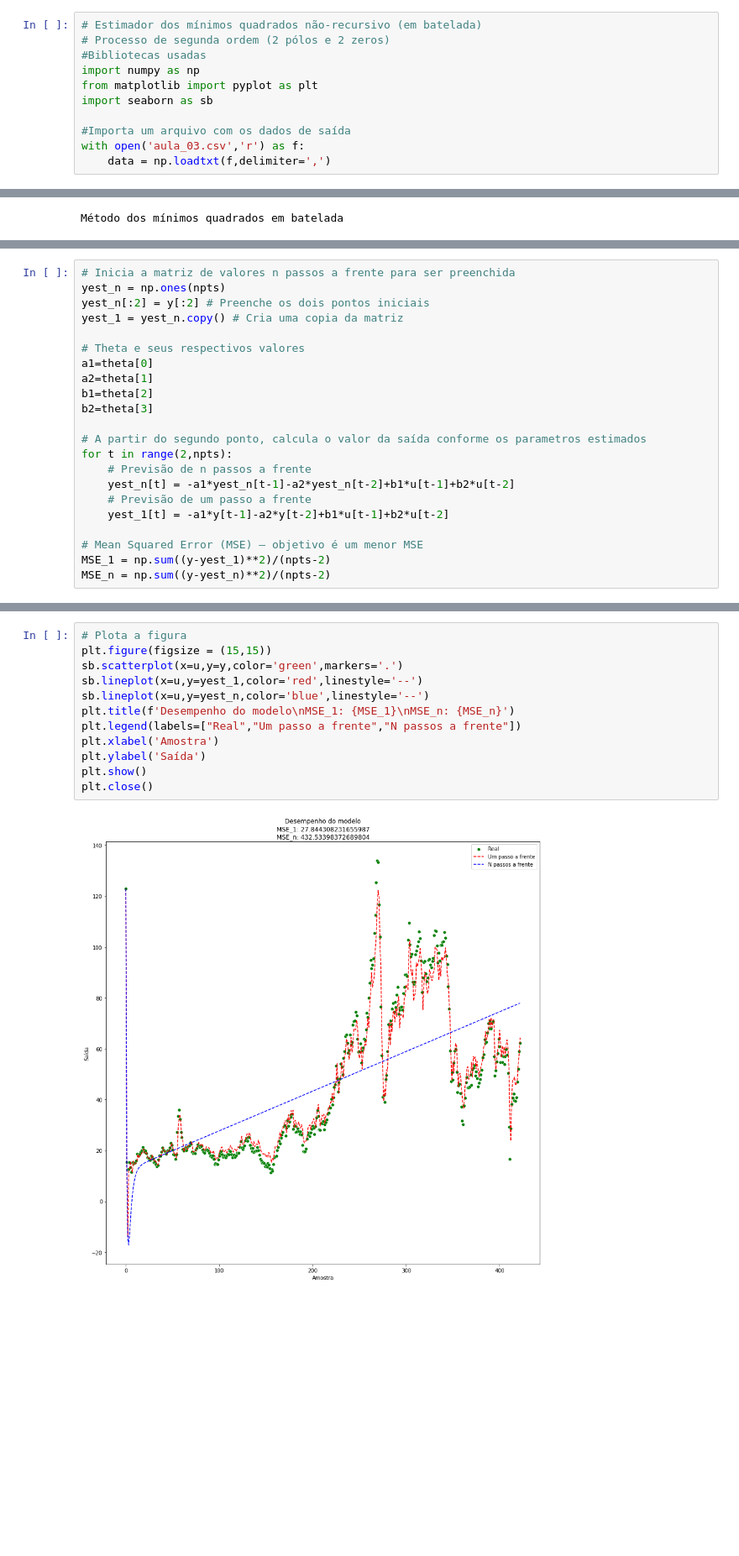
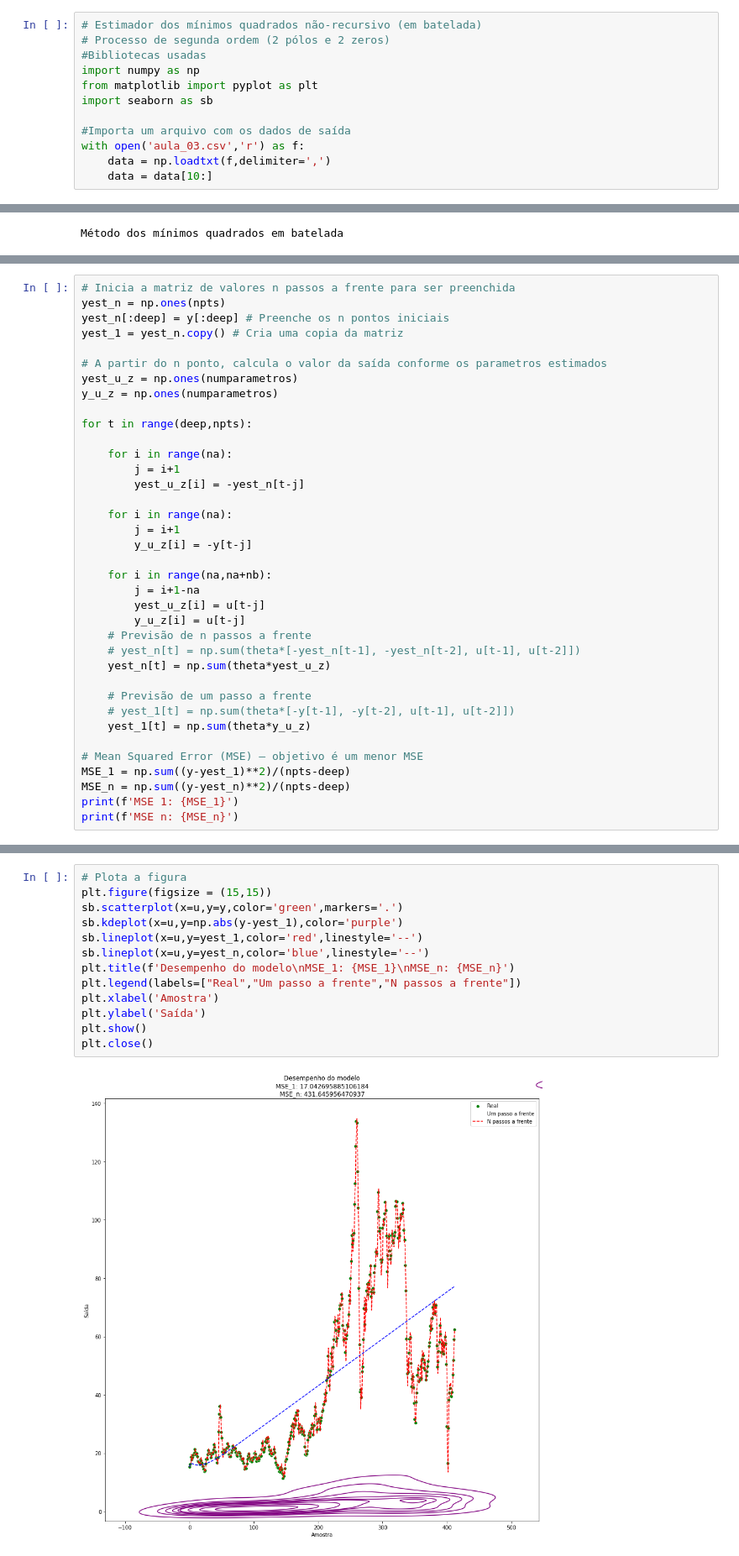
Before and after one commit to CaioMizerkowski/controle_avancado, a Jupyter notebook: TE975/aula_03.ipynb, the cells around one changed output, grey strips where cells are left out. Shown at 84% size. Cells and saved outputs as stored; diff of their text form; blank space fills up the shorter version.

Commit message:
♻️: Generalização na rotina de produzir os y estimados made by Caio Mizerkowski for college

```diff
--- a/TE975/aula_03.ipynb
+++ b/TE975/aula_03.ipynb
@@ -50,6 +50,7 @@ import seaborn as sb
 #Importa um arquivo com os dados de saída
 with open('aula_03.csv','r') as f:
     data = np.loadtxt(f,delimiter=',')
+    data = data[10:]
 # %%
 print('Método dos mínimos quadrados em batelada')
 npts = data.size # O número de pontos existentes
@@ -96,22 +86,37 @@ print(theta)
 # %%
 # Inicia a matriz de valores n passos a frente para ser preenchida
 yest_n = np.ones(npts)
-yest_n[:2] = y[:2] # Preenche os dois pontos iniciais
+yest_n[:deep] = y[:deep] # Preenche os n pontos iniciais
 yest_1 = yest_n.copy() # Cria uma copia da matriz
 
-# Theta e seus respectivos valores
-a1=theta[0]
-a2=theta[1]
-b1=theta[2]
-b2=theta[3]
+# A partir do n ponto, calcula o valor da saída conforme os parametros estimados
+yest_u_z = np.ones(numparametros)
+y_u_z = np.ones(numparametros)
 
-# A partir do segundo ponto, calcula o valor da saída conforme os parametros estimados
-for t in range(2,npts):
+for t in range(deep,npts):
+
+    for i in range(na):
+        j = i+1
+        yest_u_z[i] = -yest_n[t-j]
+
+    for i in range(na):
+        j = i+1
+        y_u_z[i] = -y[t-j]
+
+    for i in range(na,na+nb):
+        j = i+1-na
+        yest_u_z[i] = u[t-j]
+        y_u_z[i] = u[t-j]
     # Previsão de n passos a frente
-    yest_n[t] = -a1*yest_n[t-1]-a2*yest_n[t-2]+b1*u[t-1]+b2*u[t-2]
+    # yest_n[t] = np.sum(theta*[-yest_n[t-1], -yest_n[t-2], u[t-1], u[t-2]])
+    yest_n[t] = np.sum(theta*yest_u_z)
+
     # Previsão de um passo a frente
-    yest_1[t] = -a1*y[t-1]-a2*y[t-2]+b1*u[t-1]+b2*u[t-2]
+    # yest_1[t] = np.sum(theta*[-y[t-1], -y[t-2], u[t-1], u[t-2]])
+    yest_1[t] = np.sum(theta*y_u_z)
 
 # Mean Squared Error (MSE) – objetivo é um menor MSE
-MSE_1 = np.sum((y-yest_1)**2)/(npts-2)
-MSE_n = np.sum((y-yest_n)**2)/(npts-2)
+MSE_1 = np.sum((y-yest_1)**2)/(npts-deep)
+MSE_n = np.sum((y-yest_n)**2)/(npts-deep)
+print(f'MSE 1: {MSE_1}')
+print(f'MSE n: {MSE_n}')
@@ -118,14 +126,15 @@ MSE_n = np.sum((y-yest_n)**2)/(npts-2)
 # %%
 # Plota a figura
 plt.figure(figsize = (15,15))
 sb.scatterplot(x=u,y=y,color='green',markers='.')
+sb.kdeplot(x=u,y=np.abs(y-yest_1),color='purple')
 sb.lineplot(x=u,y=yest_1,color='red',linestyle='--')
 sb.lineplot(x=u,y=yest_n,color='blue',linestyle='--')
 plt.title(f'Desempenho do modelo\nMSE_1: {MSE_1}\nMSE_n: {MSE_n}')
 plt.legend(labels=["Real","Um passo a frente","N passos a frente"])
 plt.xlabel('Amostra')
 plt.ylabel('Saída')
 plt.show()
 plt.close()
 # %% [output]
-[figure, old version]
+[figure, new version]
```
Also changed, not shown: parts of 5 cells of this notebook.
